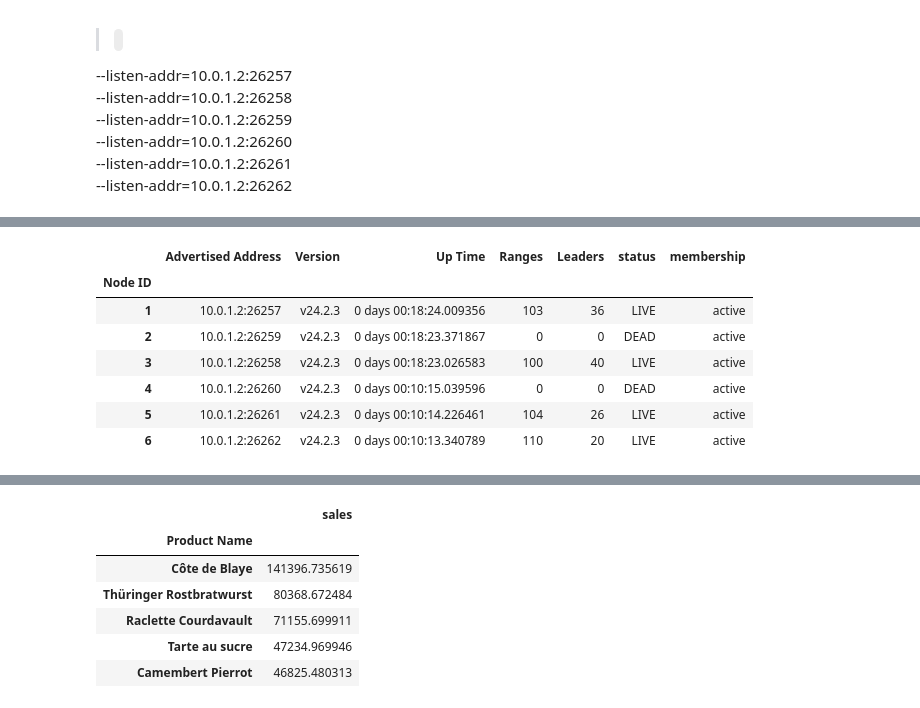
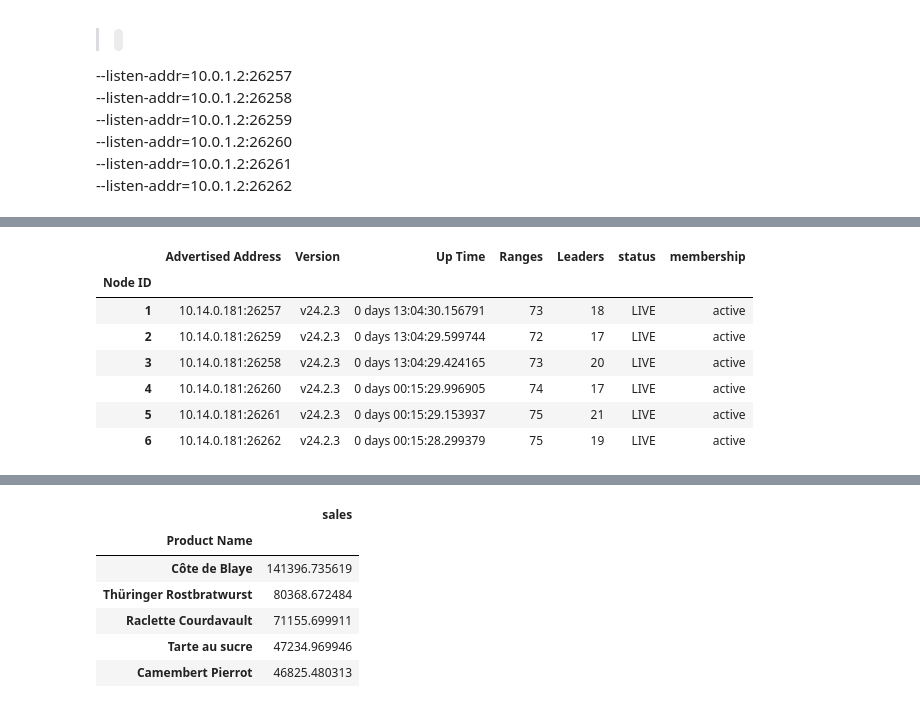
Before and after one commit to ainfanzon/Cockroach_IAM_Workshop, a Jupyter notebook: GCP_Colab_notebooks/Exercise_02.ipynb, the cells around one changed output, grey strips where cells are left out. Drawn from its saved outputs; the diff is of its cells as text; code cells hidden in the pictures.

```diff
--- a/GCP_Colab_notebooks/Exercise_02.ipynb
+++ b/GCP_Colab_notebooks/Exercise_02.ipynb
@@ -161,36 +164,36 @@ http://IP Address:8080/#/overview/list
 # %%
 conn = psycopg2.connect(
         database = 'northwind'
       , user = 'root'
-      , host = '35.235.99.125'                        # Use the GCP Compute Engine external IP address
+      , host = '35.166.59.53'                        # Use the GCP Compute Engine external IP address
       , port = '26257'
       , sslmode = 'disable'
 )
 cursor = conn.cursor()
 cursor.execute("""
 SELECT gn.node_id AS "Node ID"
      , gn.advertise_sql_address AS "Advertised Address"
      , gn.build_tag AS "Version"
      , current_timestamp() AT TIME ZONE 'UTC' - gn.started_at AS "Up Time"
      , "ranges" AS "Ranges"
      , leases AS "Leaders"
      , CASE WHEN is_live THEN 'LIVE' ELSE 'DEAD' END AS "status"
      , gl.membership
 FROM crdb_internal.gossip_nodes AS gn join crdb_internal.gossip_liveness AS gl USING(node_id)
 """)
 result_set = cursor.fetchall()
 df_result_set = pd.DataFrame(result_set, columns=[desc[0] for desc in cursor.description])
 df_result_set.set_index('Node ID', inplace=True)
 df_result_set
 # %% [output]
 |  | Advertised Address | Version | Up Time | Ranges | Leaders | status | membership |
 | Node ID |  |  |  |  |  |  |  |
-| 1 | 10.0.1.2:26257 | v24.2.3 | 0 days 00:18:24.009356 | 103 | 36 | LIVE | active |
-| 2 | 10.0.1.2:26259 | v24.2.3 | 0 days 00:18:23.371867 | 0 | 0 | DEAD | active |
-| 3 | 10.0.1.2:26258 | v24.2.3 | 0 days 00:18:23.026583 | 100 | 40 | LIVE | active |
-| 4 | 10.0.1.2:26260 | v24.2.3 | 0 days 00:10:15.039596 | 0 | 0 | DEAD | active |
-| 5 | 10.0.1.2:26261 | v24.2.3 | 0 days 00:10:14.226461 | 104 | 26 | LIVE | active |
-| 6 | 10.0.1.2:26262 | v24.2.3 | 0 days 00:10:13.340789 | 110 | 20 | LIVE | active |
+| 1 | 10.14.0.181:26257 | v24.2.3 | 0 days 13:04:30.156791 | 73 | 18 | LIVE | active |
+| 2 | 10.14.0.181:26259 | v24.2.3 | 0 days 13:04:29.599744 | 72 | 17 | LIVE | active |
+| 3 | 10.14.0.181:26258 | v24.2.3 | 0 days 13:04:29.424165 | 73 | 20 | LIVE | active |
+| 4 | 10.14.0.181:26260 | v24.2.3 | 0 days 00:15:29.996905 | 74 | 17 | LIVE | active |
+| 5 | 10.14.0.181:26261 | v24.2.3 | 0 days 00:15:29.153937 | 75 | 21 | LIVE | active |
+| 6 | 10.14.0.181:26262 | v24.2.3 | 0 days 00:15:28.299379 | 75 | 19 | LIVE | active |
 # %% [markdown]
 # MAKE SURE TO COMPARE WITH THE DB CONSOLE AND EXPLAIN WHY
 
```
Also changed, not shown: parts of 3 cells of this notebook.
